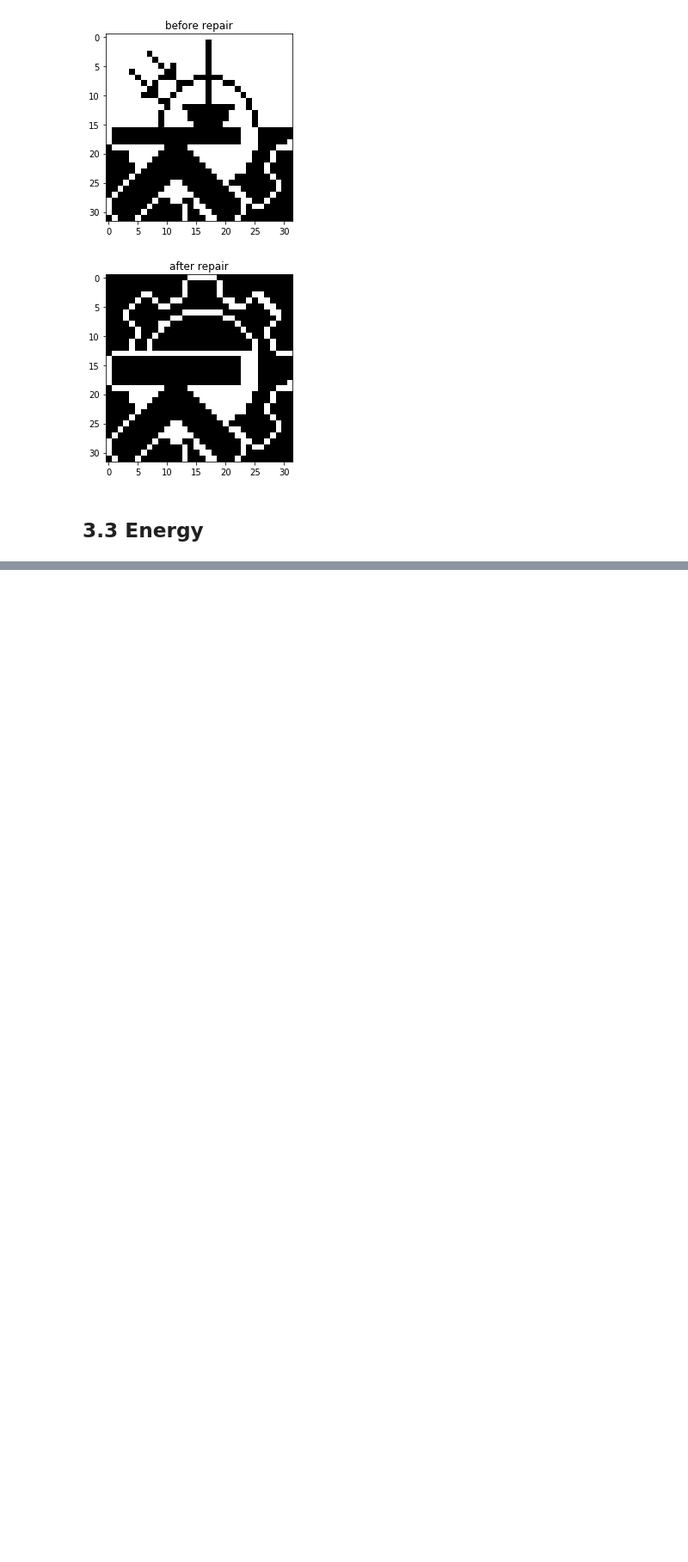
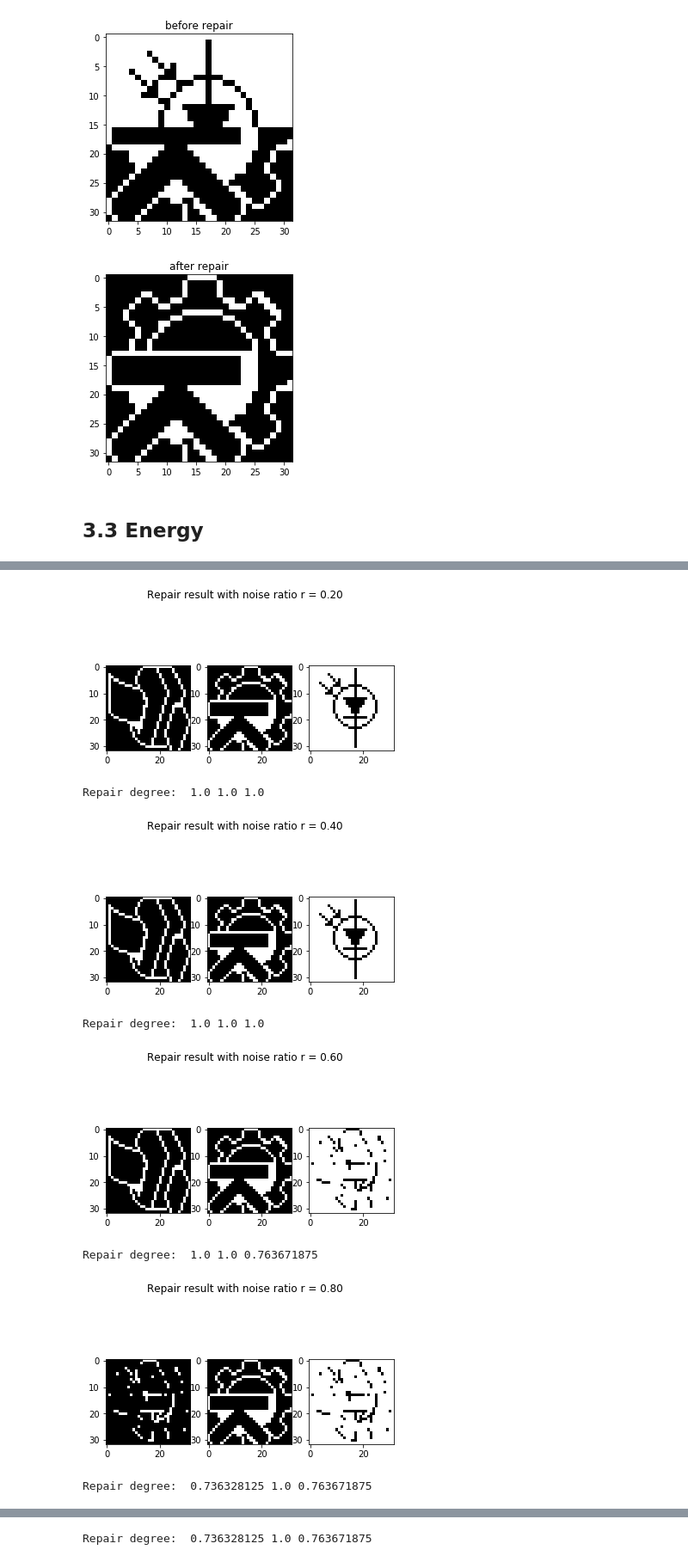
Before and after one commit to Charles2Alvin/Hopfield_Networks, a Jupyter notebook: main.ipynb, the cells around one changed output, grey strips where cells are left out. Shown at 86% size. Cells and saved outputs as stored; diff of their text form; code cells hidden in the pictures; blank space fills up the shorter version.

```diff
--- a/main.ipynb
+++ b/main.ipynb
@@ -208,0 +337,54 @@ True
+# %%
+def add_noise(arr: np.ndarray, ratio: float):
+    """
+    Randomly flip a selected number of units
+    :param arr: the array to add noise
+    :param ratio: the ratio of noise
+    :return: the array with noise
+    """
+    p = np.copy(arr)
+    n = len(p)
+    permutation = [i for i in range(n)]
+    m = int(n * ratio)
+    np.random.seed(2)
+    indices = np.random.choice(permutation, m)
+    for index in indices:
+        p[index] = - p[index]
+
+    return p
+# %%
+ratio = np.linspace(0.2, 1, 5)
+# %%
+model.train(X)
+for r in ratio:
+    p1_noise = add_noise(p1, r)
+    p2_noise = add_noise(p2, r)
+    p3_noise = add_noise(p3, r)
+    rp1 = model.update_sync(p1_noise)
+    rp2 = model.update_sync(p2_noise)
+    rp3 = model.update_sync(p3_noise)
+
+    fig = plt.figure()
+    fig.suptitle("Repair result with noise ratio r = %.2f" % r)
+    ax1 = fig.add_subplot(131)
+    ax2 = fig.add_subplot(132)
+    ax3 = fig.add_subplot(133)
+    ax1.imshow(rp1.reshape((32, 32)), cmap='gray', vmin=-1, vmax=1.)
+    ax2.imshow(rp2.reshape((32, 32)), cmap='gray', vmin=-1, vmax=1.)
+    ax3.imshow(rp3.reshape((32, 32)), cmap='gray', vmin=-1, vmax=1.)
+    plt.show()
+
+    degree1 = 1 - np.sum(np.abs(p1 - rp1)) / 1024
+    degree2 = 1 - np.sum(np.abs(p2 - rp2)) / 1024
+    degree3 = 1 - np.sum(np.abs(p3 - rp3)) / 1024
+
+    print("Repair degree: ", degree1, degree2, degree3)
+# %% [output]
+[figure, added]
+Repair degree:  1.0 1.0 1.0
+[figure, added]
+Repair degree:  1.0 1.0 1.0
+[figure, added]
+Repair degree:  1.0 1.0 0.763671875
+[figure, added]
+Repair degree:  0.736328125 1.0 0.763671875
@@ -208,0 +392 @@ True
+Repair degree:  0.736328125 1.0 0.763671875
```
Also changed, not shown: parts of 25 cells of this notebook, 1 other file.
